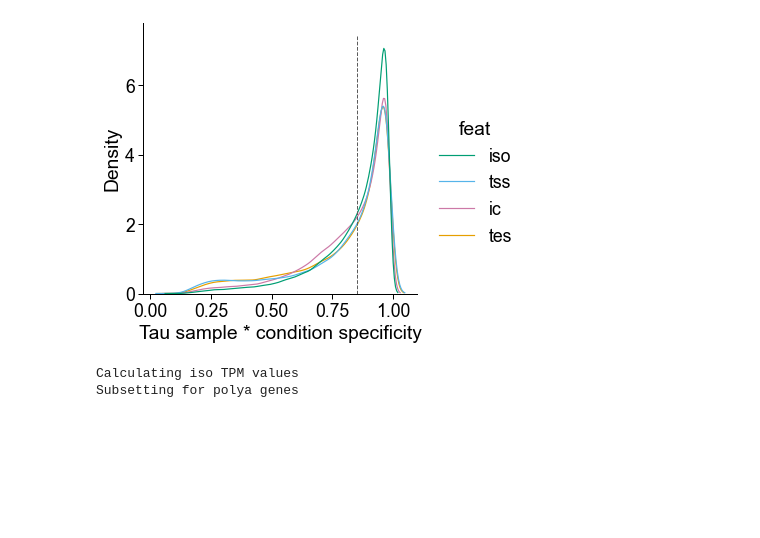
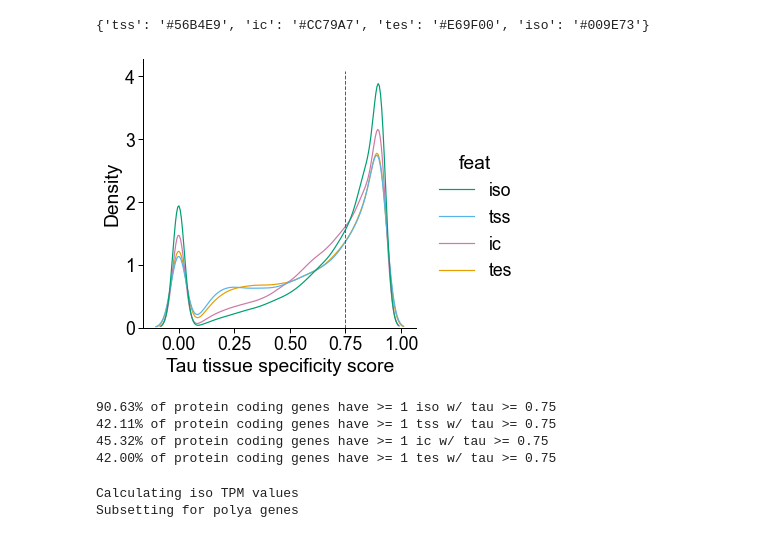
Before and after one commit to fairliereese/paper_rnawg, a Jupyter notebook: figures_revisions/revisions/tau.ipynb, the cells around one changed output. Drawn from its saved outputs; the diff is of its cells as text; code cells hidden in the pictures; blank space fills up the shorter version.

```diff
--- a/figures_revisions/revisions/tau.ipynb
+++ b/figures_revisions/revisions/tau.ipynb
@@ -89,18 +95,22 @@ def compute_tau(df):
 # %%
 meta = pd.read_csv(lib_meta, sep='\t')
-samples = meta.loc[meta.tissue_or_cell_line == 'tissue', 'sample'].unique().tolist()
+samples = meta.loc[meta.tissue_or_cell_line == 'tissue', 'general_tissue_cell_type'].unique().tolist()
+# samples = meta.loc[meta.tissue_or_cell_line == 'tissue', 'sample'].unique().tolist()
+
 tau_df = pd.DataFrame()
 for feat in ['iso', 'tss', 'ic', 'tes']:
     df = pd.read_csv(filt_ab, sep='\t')
     df, tids = get_tpm_table(df,
                        how=feat,
                        min_tpm=min_tpm,
-                       gene_subset=gene_subset,
-                       groupby='sample',
-                            samples=samples)
+                       gene_subset='protein_coding',
+                       groupby='general_tissue_cell_type',
+                       samples=samples)
+    df = df[samples]
     temp = compute_tau(df)
     print(temp.head())
     temp['feat'] = feat
     tau_df = pd.concat([tau_df, temp], axis=0)
+tau_df.reset_index(inplace=True)
 # %% [output]
 Calculating iso TPM values
@@ -170,17 +176,45 @@ ENSG00000000003_7  0.540710
+# %%
+spec_cutoff=0.75
 # %%
 sns.set_context('paper', font_scale=2)
 mpl.rcParams['font.family'] = 'Arial'
 mpl.rcParams['pdf.fonttype'] = 42
+
+c_dict, order = get_feat_triplet_colors()
+c_dict['iso'] = c_dict.pop('triplet')
+print(c_dict)
+
 ax = sns.displot(data=tau_df, x='tau', kind='kde', hue='feat', common_norm=False, palette=c_dict)
-ax.set(xlabel='Tau sample * condition specificity')
+ax.set(xlabel='Tau tissue specificity score')
 ylims = plt.gca().get_ylim()
 color = '#5c5c5c'
 plt.gca().vlines(spec_cutoff, ylims[0], ylims[1],
                       colors=color, linestyles='dashed',
                       linewidth=1)
-plt.savefig('figures/tau_dists.pdf', bbox_inches='tight', dpi=500)
+plt.savefig('figures/tau_dists_protein_coding_tissues.pdf', bbox_inches='tight', dpi=500)
 # %% [output]
+{'tss': '#56B4E9', 'ic': '#CC79A7', 'tes': '#E69F00', 'iso': '#009E73'}
-[figure, old version]
+[figure, new version]
+# %%
+# what % of genes have tissue-specific usage of each feat?
+tau_df['gid'] = tau_df['index'].str.split('[', expand=True)[0]
+feats = ['iso', 'tss', 'ic', 'tes']
+for f in feats:
+    temp = tau_df.loc[tau_df.feat==f].copy(deep=True)
+    temp = temp[['gid', 'tau']]
+    temp['tissue_specific'] = temp['tau'] >= spec_cutoff
+    temp = temp[['gid', 'tissue_specific']]
+    temp['n_tot_genes'] = len(temp.gid.unique().tolist())
+    temp = temp.groupby(['tissue_specific', 'n_tot_genes']).nunique().reset_index()
+    temp.rename({'gid':'n_genes'}, axis=1, inplace=True)
+    temp['perc'] = (temp['n_genes']/temp['n_tot_genes'])*100
+    thing = temp.loc[temp.tissue_specific==True]['perc'].values[0]
+    print(f'{thing:.2f}% of protein coding genes have >= 1 {f} w/ tau >= {spec_cutoff}')
+# %% [output]
+90.63% of protein coding genes have >= 1 iso w/ tau >= 0.75
+42.11% of protein coding genes have >= 1 tss w/ tau >= 0.75
+45.32% of protein coding genes have >= 1 ic w/ tau >= 0.75
+42.00% of protein coding genes have >= 1 tes w/ tau >= 0.75
 # %%
 tau_df = pd.DataFrame()
 for feat in ['iso', 'tss', 'ic', 'tes']:
```
Also changed, not shown: parts of 2 cells of this notebook, 8 other files.
